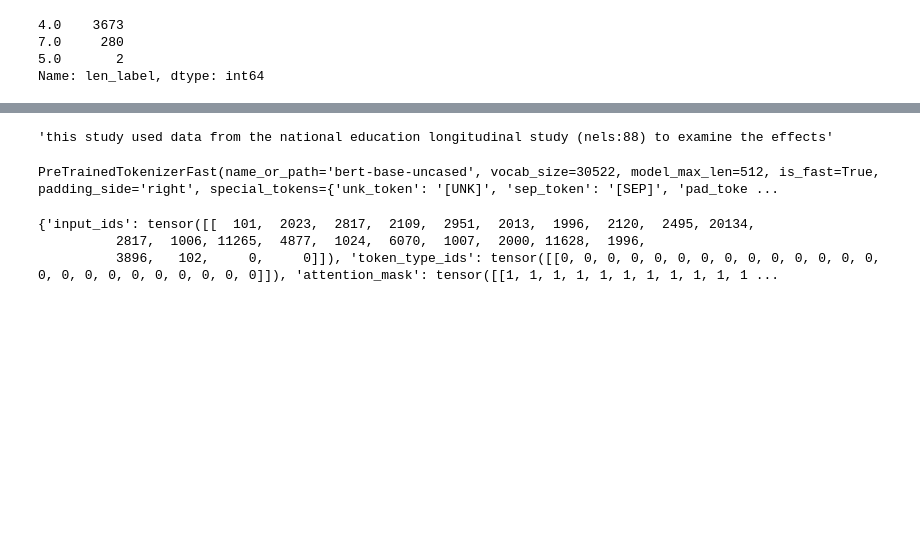
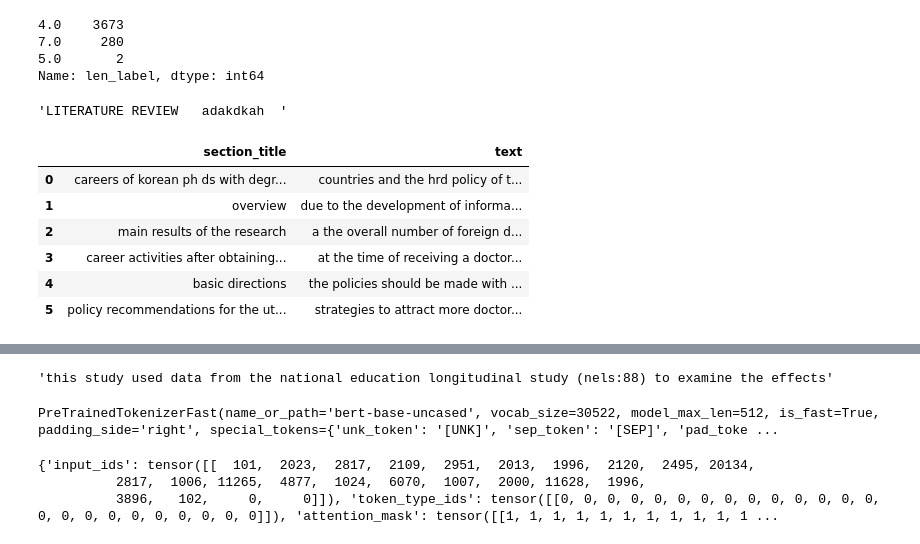
Before and after one commit to beifa/Coleridge_Initiative, a Jupyter notebook: notebook/preprocessing_data.ipynb, the cells around one changed output, grey strips where cells are left out. Drawn from its saved outputs; the diff is of its cells as text; code cells hidden in the pictures; blank space fills up the shorter version.

```diff
--- a/notebook/preprocessing_data.ipynb
+++ b/notebook/preprocessing_data.ipynb
@@ -477,4 +74,0 @@ reusult = df_head.cleaned_label.apply(lambda x: have_digit(x))
-# %%
-for i in df_head[reusult].cleaned_label.values:
-    if 'cov' not in i:
-        print(i)
@@ -480,0 +173,10 @@ for i in df_head[reusult].cleaned_label.values:
+# %%
+def have_digit(txt: str) -> bool:
+    return any(char.isdigit() for char in txt)
+
+reusult = df.cleaned_label.apply(lambda x: have_digit(x))
+# %%
+for i in df[reusult].cleaned_label.values:
+    if 'covid' not in i:
+        print(i)
+        break
@@ -518,0 +214,5 @@ df_head[df_head['len_label'] == 4]
+# %%
+a = 'LITERATURE REVIEW Page adakdkah Figure'
+re.sub(r'(\bCHAPTER|Page|Figure\b)', ' ', a)
+# %% [output]
+'LITERATURE REVIEW   adakdkah  '
@@ -518,0 +332,22 @@ df_head[df_head['len_label'] == 4]
+# %%
+f = 'b3498176-8832-4033-aea6-b5ea85ea04c4.json'
+f = 'e9057a7a-ea41-4b40-88bf-3bfb8354c807.json'
+f = 'f0249680-2273-4b1a-8a0a-2e8bbf9ec11a.json'
+f = 'c6e74b14-6da5-43bf-9723-dcce7c2124ff.json'
+f = '9e7a78df-4757-40d8-b347-fe6578f0e4ad.json'
+f = '755506a3-1516-4c8b-8fc0-ca10027aed61.json'
+f = '6bfda128-a0c0-41ba-96a8-ec62731124d9.json'
+
+
+f = Path(PATH) /'train' / f
+
+cld = clear_data(f)
+cld
+# %% [output]
+|  | section_title | text |
+| 0 | careers of korean ph ds with degr... | countries and the hrd policy of t... |
+| 1 | overview | due to the development of informa... |
+| 2 | main results of the research | a the overall number of foreign d... |
+| 3 | career activities after obtaining... | at the time of receiving a doctor... |
+| 4 | basic directions | the policies should be made with ... |
+| 5 | policy recommendations for the ut... | strategies to attract more doctor... |
```
Also changed, not shown: parts of 59 cells of this notebook.
